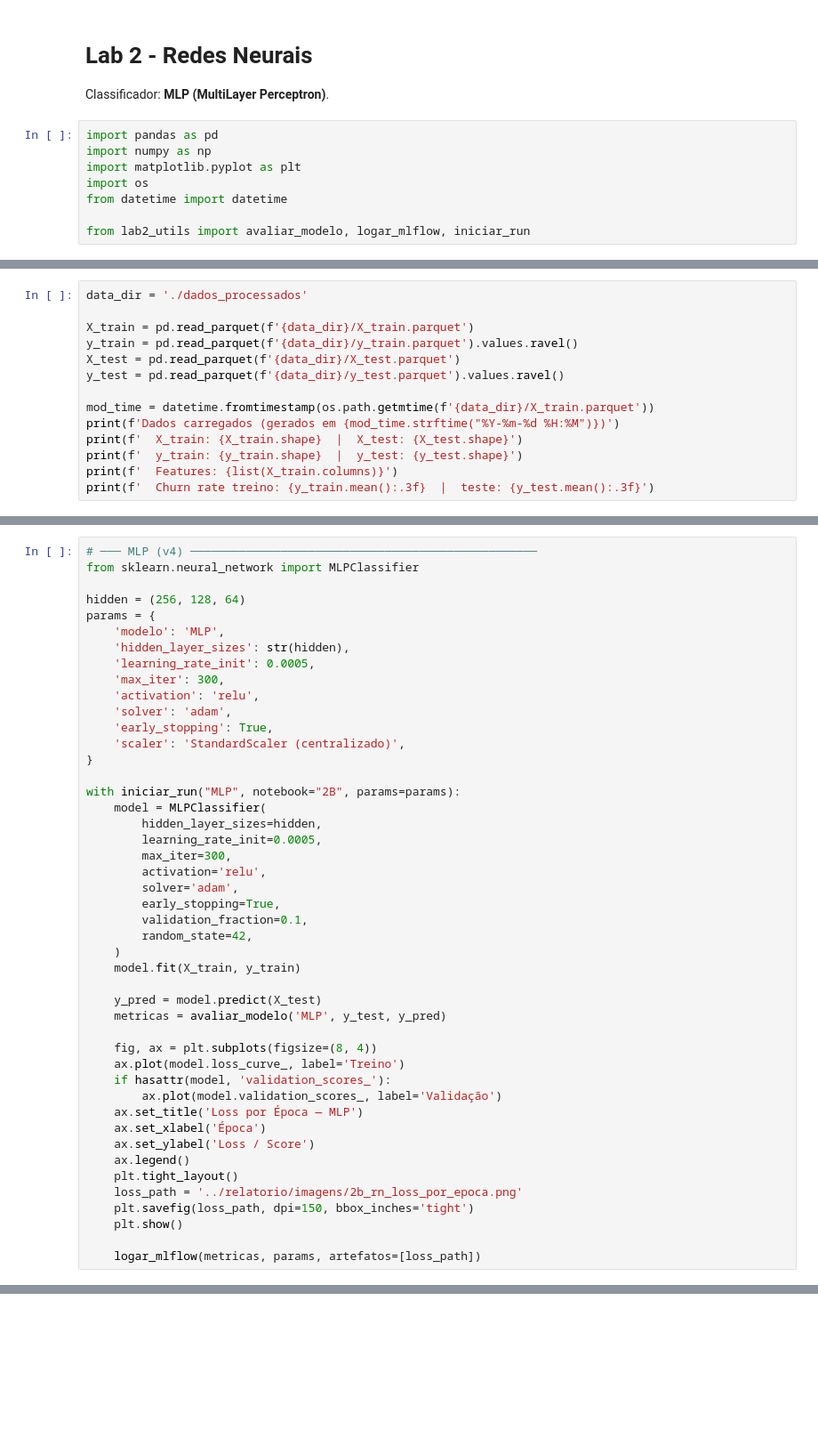
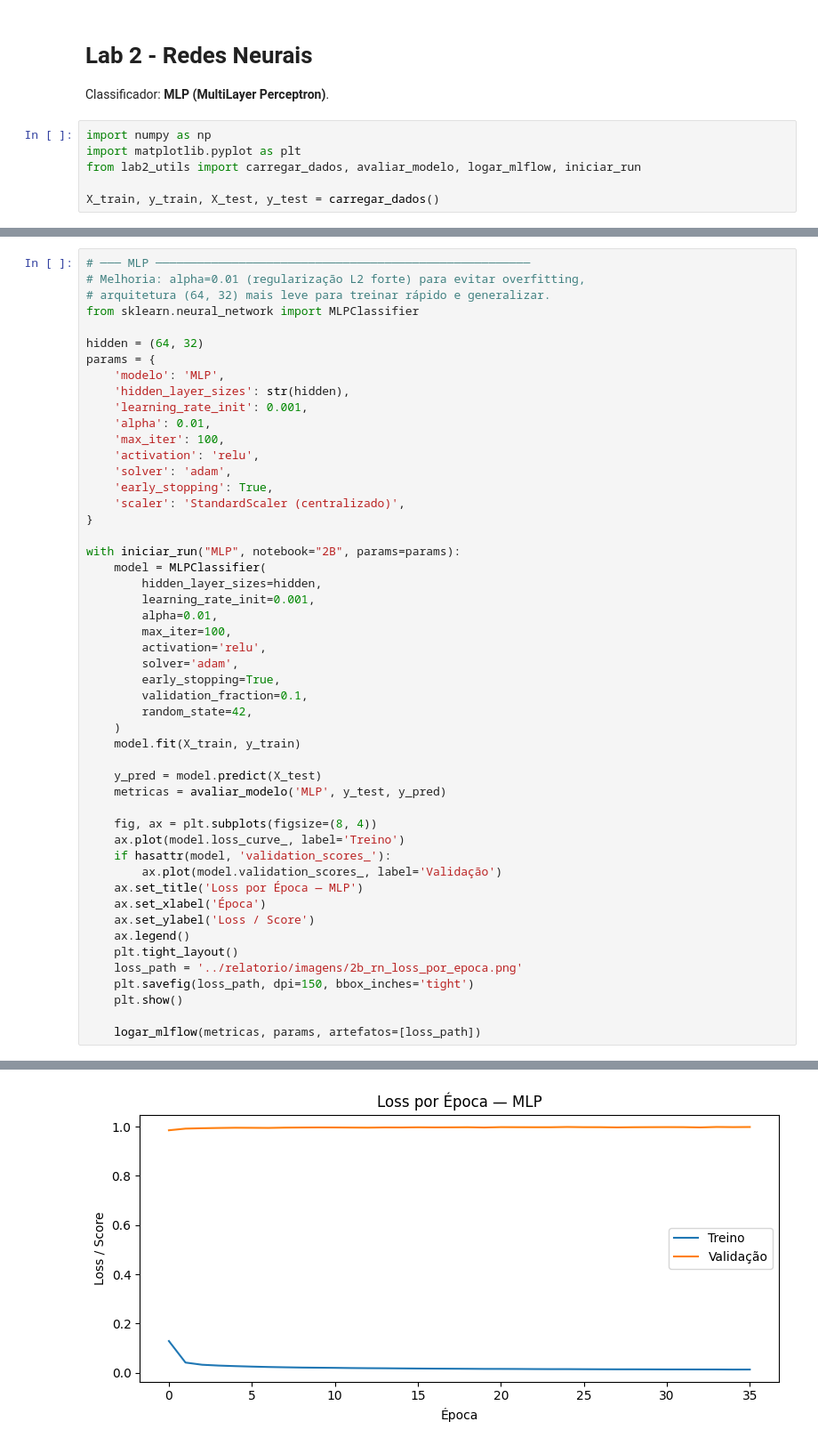
Before and after one commit to joaosaraivarodrigues1/CMC13, a Jupyter notebook: notebooks/2_B_redes_neurais.ipynb, the cells around one changed output, grey strips where cells are left out. Shown at 89% size. Saved outputs shown, nothing was run; the diff lists cells and outputs as text; blank space fills up the shorter version.

```diff
--- a/notebooks/2_B_redes_neurais.ipynb
+++ b/notebooks/2_B_redes_neurais.ipynb
@@ -3,10 +3,8 @@
 
 Classificador: **MLP (MultiLayer Perceptron)**.
 # %%
-import pandas as pd
 import numpy as np
 import matplotlib.pyplot as plt
-import os
-from datetime import datetime
+from lab2_utils import carregar_dados, avaliar_modelo, logar_mlflow, iniciar_run
 
-from lab2_utils import avaliar_modelo, logar_mlflow, iniciar_run
+X_train, y_train, X_test, y_test = carregar_dados()
@@ -15,14 +15,0 @@ from lab2_utils import avaliar_modelo, logar_mlflow, iniciar_run
-# %%
-data_dir = './dados_processados'
-
-X_train = pd.read_parquet(f'{data_dir}/X_train.parquet')
-y_train = pd.read_parquet(f'{data_dir}/y_train.parquet').values.ravel()
-X_test = pd.read_parquet(f'{data_dir}/X_test.parquet')
-y_test = pd.read_parquet(f'{data_dir}/y_test.parquet').values.ravel()
-
-mod_time = datetime.fromtimestamp(os.path.getmtime(f'{data_dir}/X_train.parquet'))
-print(f'Dados carregados (gerados em {mod_time.strftime("%Y-%m-%d %H:%M")})')
-print(f'  X_train: {X_train.shape}  |  X_test: {X_test.shape}')
-print(f'  y_train: {y_train.shape}  |  y_test: {y_test.shape}')
-print(f'  Features: {list(X_train.columns)}')
-print(f'  Churn rate treino: {y_train.mean():.3f}  |  teste: {y_test.mean():.3f}')
@@ -68,13 +18,16 @@ with iniciar_run("MLP", notebook="2B", params=params):
 # %%
-# ─── MLP (v4) ──────────────────────────────────────────────────
+# ─── MLP ──────────────────────────────────────────────────────
+# Melhoria: alpha=0.01 (regularização L2 forte) para evitar overfitting,
+# arquitetura (64, 32) mais leve para treinar rápido e generalizar.
 from sklearn.neural_network import MLPClassifier
 
-hidden = (256, 128, 64)
+hidden = (64, 32)
 params = {
     'modelo': 'MLP',
     'hidden_layer_sizes': str(hidden),
-    'learning_rate_init': 0.0005,
-    'max_iter': 300,
+    'learning_rate_init': 0.001,
+    'alpha': 0.01,
+    'max_iter': 100,
     'activation': 'relu',
     'solver': 'adam',
     'early_stopping': True,
@@ -84,8 +37,9 @@ params = {
 with iniciar_run("MLP", notebook="2B", params=params):
     model = MLPClassifier(
         hidden_layer_sizes=hidden,
-        learning_rate_init=0.0005,
-        max_iter=300,
+        learning_rate_init=0.001,
+        alpha=0.01,
+        max_iter=100,
         activation='relu',
         solver='adam',
         early_stopping=True,
@@ -111,3 +65,4 @@ with iniciar_run("MLP", notebook="2B", params=params):
     plt.show()
 
     logar_mlflow(metricas, params, artefatos=[loss_path])
+# %% [output]
@@ -113,0 +80 @@ with iniciar_run("MLP", notebook="2B", params=params):
+[figure, added]
```
Also changed, not shown: parts of 8 cells of this notebook, 7 other files.
